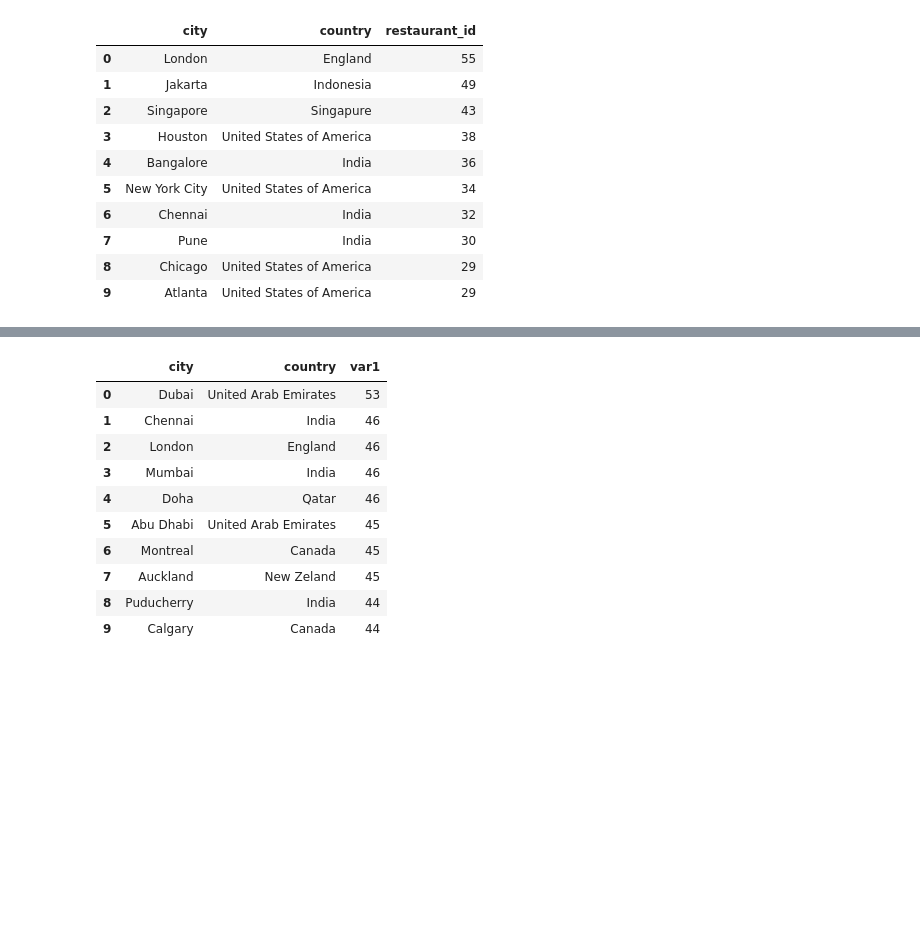
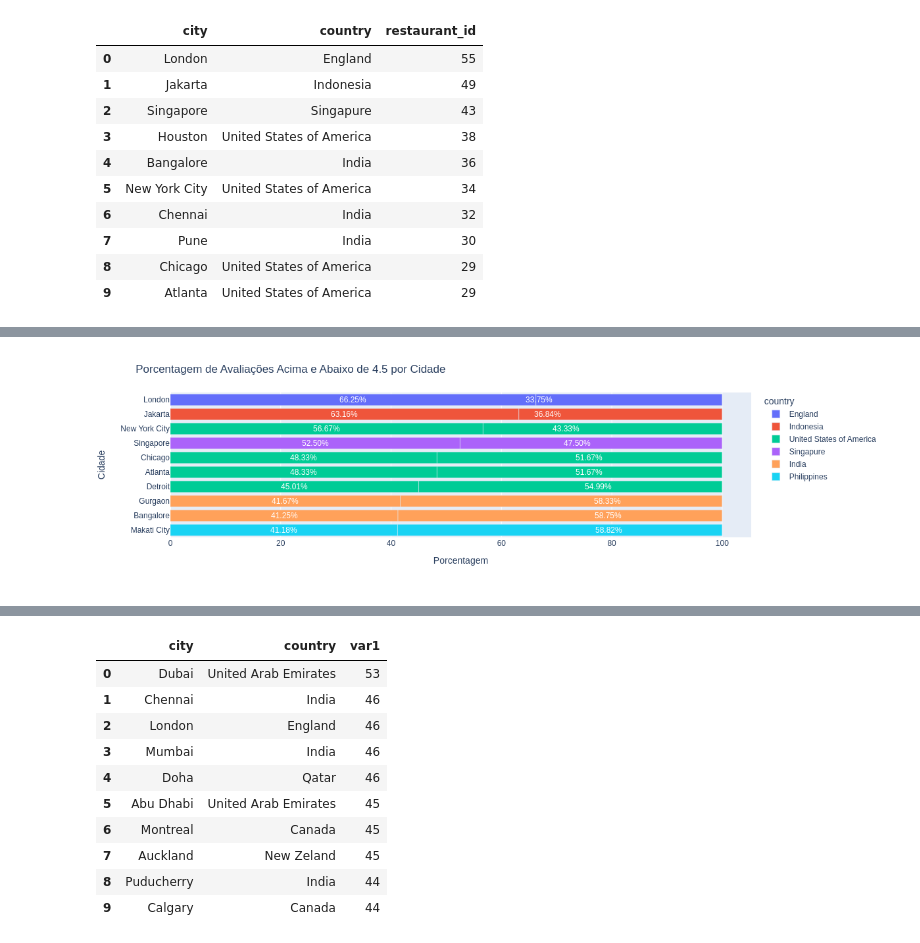
Before and after one commit to Eduardo-95-DS/Eat-Well-Dashboard, a Jupyter notebook: notebooks/business_questions.ipynb, the cells around one changed output, grey strips where cells are left out. Saved outputs shown, nothing was run; the diff lists cells and outputs as text; code cells hidden in the pictures; blank space fills up the shorter version.

Commit message:
plots updated

```diff
--- a/notebooks/business_questions.ipynb
+++ b/notebooks/business_questions.ipynb
@@ -829,3 +840,31 @@ df1
+# %%
+# Criando o gráfico de barras com Plotly Graph Objects
+fig = go.Figure()
+
+ # Criando o gráfico de barras
+fig = px.bar(df1, x=["above 4.5", "below 4.5"], y="city", color='country',
+             category_orders={'city': df1['city'].tolist()},
+             labels={'above 4.5': 'Above 4.5%', 'below 4.5': 'Below 4.5%'})
+
+# Ajustando o layout
+fig.update_layout(title='Porcentagem de Avaliações Acima e Abaixo de 4.5 por Cidade',
+                  xaxis_title='Porcentagem',
+                  yaxis_title='Cidade')
+
+# Adicionando textos customizados diretamente nas barras
+for i, row in df1.iterrows():
+    fig.add_annotation(x=row['above 4.5'] / 2, y=row['city'],
+                       text=f'{row["above 4.5"]:.2f}%',
+                       showarrow=False, font=dict(color='white'))
+
+    fig.add_annotation(x=50 + row['below 4.5'] / 2, y=row['city'],
+                       text=f'{row["below 4.5"]:.2f}%',
+                       showarrow=False, font=dict(color='white'))
+
+# Mostrando o gráfico
+fig.show()
+# %% [output]
+[figure, added]
 # %%
 # 3. Qual o nome da cidade que possui mais restaurantes com nota média abaixo de 2.5?
 
```
Also changed, not shown: parts of 4 cells of this notebook, 1 other file.
